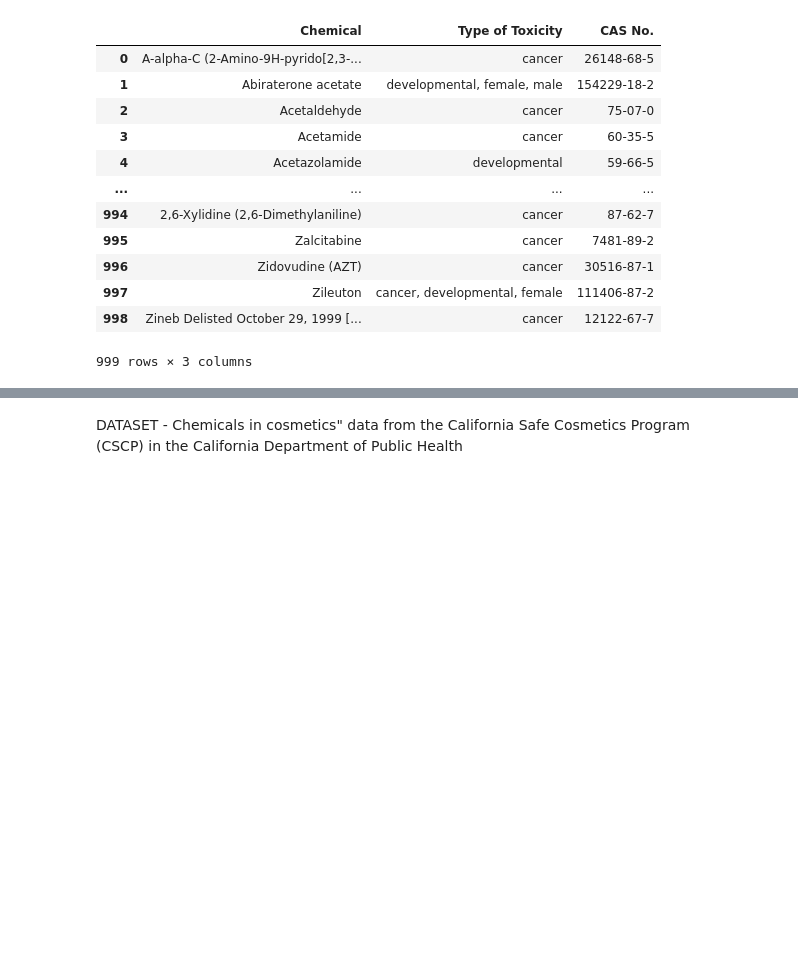
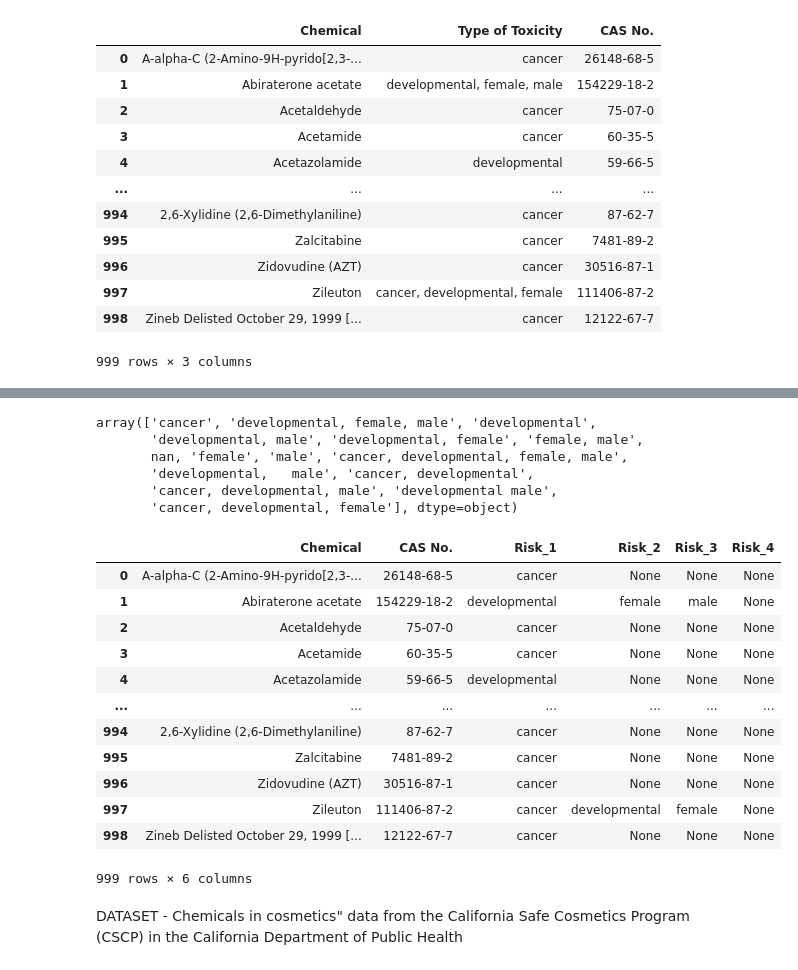
Before and after one commit to envirodatascience/final-project-env617_personalcareproducts, a Jupyter notebook: ENV_617_Final_Project_PersonalCareProducts_pynb.ipynb, the cells around one changed output, grey strips where cells are left out. Cells and saved outputs as stored; diff of their text form; code cells hidden in the pictures; blank space fills up the shorter version.

```diff
--- a/ENV_617_Final_Project_PersonalCareProducts_pynb.ipynb
+++ b/ENV_617_Final_Project_PersonalCareProducts_pynb.ipynb
@@ -58,0 +72,5 @@ df_chemicals_risks
+# %%
+#Data Wrangling: String Manipulation
+#Replace all "/" with "-" in the "CAS No." column
+df_chemicals_risks['CAS No.'] = df_chemicals_risks['CAS No.'].str.replace("/", "-")
+df_chemicals_risks.head()
@@ -59,3 +84,38 @@ df_chemicals_risks
+# %%
+df_chemicals_risks["Type of Toxicity"] = df_chemicals_risks["Type of Toxicity"].str.strip()
+# %%
+df_chemicals_risks["Type of Toxicity"].unique()
+# %% [output]
+array(['cancer', 'developmental, female, male', 'developmental',
+       'developmental, male', 'developmental, female', 'female, male',
+       nan, 'female', 'male', 'cancer, developmental, female, male',
+       'developmental,   male', 'cancer, developmental',
+       'cancer, developmental, male', 'developmental male',
+       'cancer, developmental, female'], dtype=object)
+# %%
+#df_chemicals_risks['cancer_flag'] = df_chemicals_risks['Type of Toxicity'].apply(lambda x: 1 if 'cancer|cancer, developmental, female, male|cancer, developmental|cancer, developmental|cancer, developmental, male|cancer, developmental, female' in x else 0)
+
+#Splitting up the different type of toxicity into different columns
+df_chemicals_risks[['Risk_1', 'Risk_2', 'Risk_3', 'Risk_4']] = df_chemicals_risks['Type of Toxicity'].str.split(',', expand=True)
+
+# drop the original 'Type of Toxicity' column
+df_chemicals_risks = df_chemicals_risks.drop('Type of Toxicity', axis=1)
+
+df_chemicals_risks
+# %% [output]
+|  | Chemical | CAS No. | Risk_1 | Risk_2 | Risk_3 | Risk_4 |
+| 0 | A-alpha-C (2-Amino-9H-pyrido[2,3-... | 26148-68-5 | cancer | None | None | None |
+| 1 | Abiraterone acetate | 154229-18-2 | developmental | female | male | None |
+| 2 | Acetaldehyde | 75-07-0 | cancer | None | None | None |
+| 3 | Acetamide | 60-35-5 | cancer | None | None | None |
+| 4 | Acetazolamide | 59-66-5 | developmental | None | None | None |
+| ... | ... | ... | ... | ... | ... | ... |
+| 994 | 2,6-Xylidine (2,6-Dimethylaniline) | 87-62-7 | cancer | None | None | None |
+| 995 | Zalcitabine | 7481-89-2 | cancer | None | None | None |
+| 996 | Zidovudine (AZT) | 30516-87-1 | cancer | None | None | None |
+| 997 | Zileuton | 111406-87-2 | cancer | developmental | female | None |
+| 998 | Zineb Delisted October 29, 1999 [... | 12122-67-7 | cancer | None | None | None |
+999 rows × 6 columns
 # %% [markdown]
 DATASET - Chemicals in cosmetics" data from the California Safe Cosmetics Program (CSCP) in the California Department of Public Health
 # %%
```
Also changed, not shown: parts of 4 cells of this notebook.
